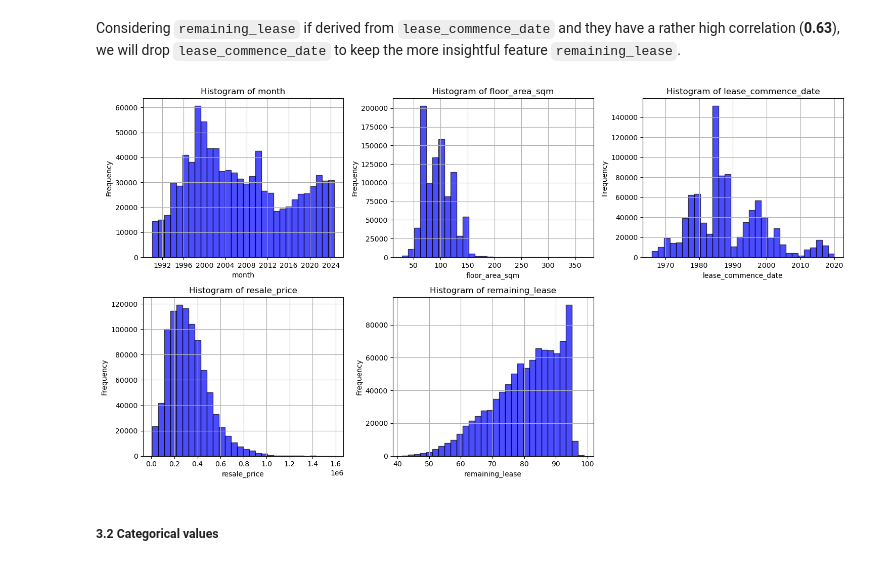
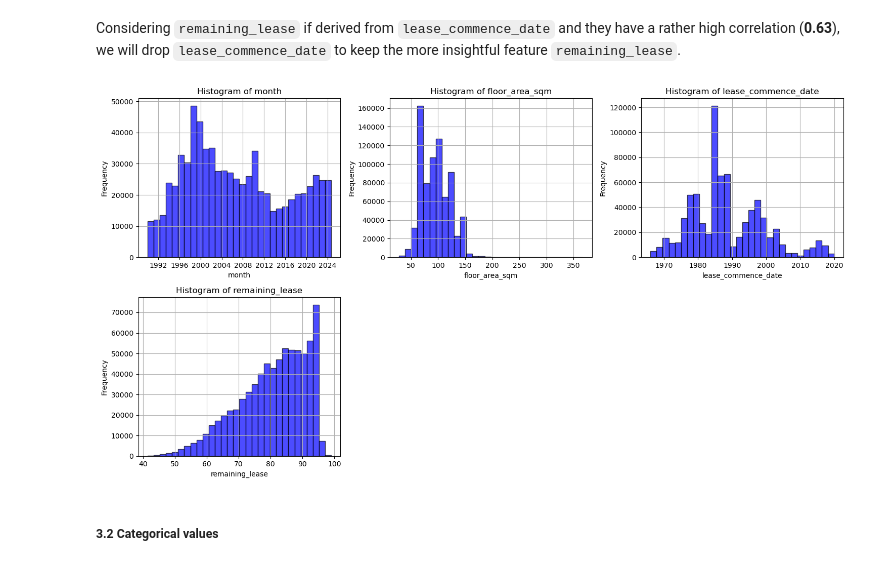
Before and after one commit to Zimmy313/HDB_HousingPrice_ML_Project, a Jupyter notebook: src/Data_Cleaning.ipynb, the cells around one changed output. Cells and saved outputs as stored; diff of their text form; code cells hidden in the pictures.

```diff
--- a/src/Data_Cleaning.ipynb
+++ b/src/Data_Cleaning.ipynb
@@ -267,7 +274,7 @@ def split_categorical_numerical(df):
     return categorical_columns, numerical_columns
 # %%
 # 1. split df_1999
-full_col, full_num = split_categorical_numerical(full_data)
+col_1, num_1 = split_categorical_numerical(X_train)
 # %% [markdown]
 ##### 3.1 Numerical values
 # %%
@@ -299,30 +294,30 @@ full_data = drop_lease_commence(full_data)
 # %%
 # Define the number of columns and rows for the grid layout
-num_columns = 3  # Number of plots per row
-num_plots = 5  # Total number of plots
-num_rows = 2  # Number of rows needed
-numerical_columns = full_num.columns
+num_columns = 3
+num_rows = 2
+num_plots = 5
+numerical_columns = num_1.columns
 
 # Set the figure size
 fig, axes = plt.subplots(num_rows, num_columns, figsize=(15, num_rows * 4))
 axes = axes.flatten()
 
 # Plot each numerical column in a subplot
 for i, column in enumerate(numerical_columns):
-    axes[i].hist(full_num[column], bins=30, color='blue', alpha=0.7, edgecolor='black')
+    axes[i].hist(num_1[column], bins=30, color='blue', alpha=0.7, edgecolor='black')
     axes[i].set_title(f'Histogram of {column}')
     axes[i].set_xlabel(column)
     axes[i].set_ylabel('Frequency')
     axes[i].grid(True)
 
 # Hide any unused subplots
 for j in range(i + 1, len(axes)):
     axes[j].axis('off')
 
 plt.tight_layout()  # Adjust layout to avoid overlapping text
 plt.show()
 # %% [output]
-[figure, old version]
+[figure, new version]
 # %% [markdown]
 ##### 3.2 Categorical values
 # %% [markdown]
```
Also changed, not shown: parts of 32 cells of this notebook, 1 other file.
